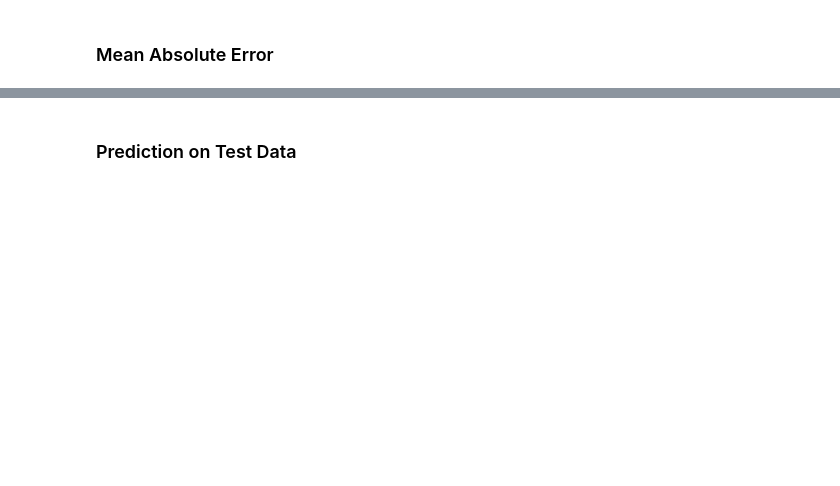
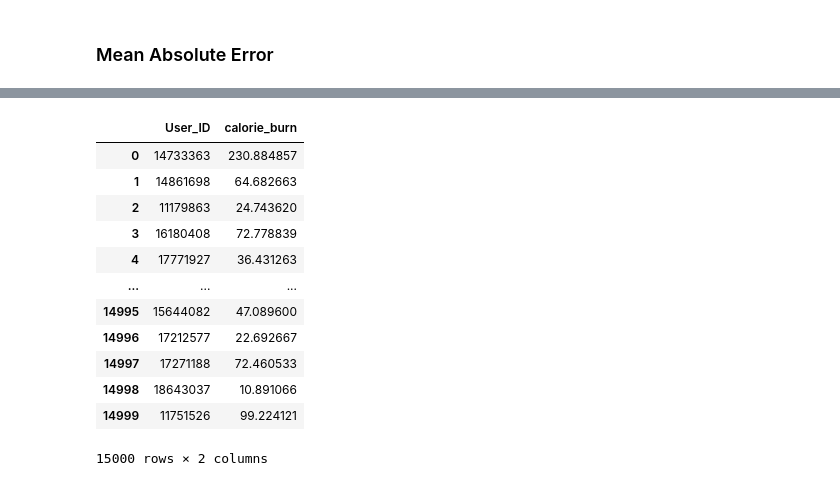
Before and after one commit to Samhan-6/CaloriesBurnPrediction, a Jupyter notebook: Calories Burn Prediction.ipynb, the cells around one changed output, grey strips where cells are left out. Saved outputs shown, nothing was run; the diff lists cells and outputs as text; code cells hidden in the pictures; blank space fills up the shorter version.

Commit message:
all done in ml model part

```diff
--- a/Calories Burn Prediction.ipynb
+++ b/Calories Burn Prediction.ipynb
@@ -298,17 +261,0 @@ SVM_CLF = LinearSVC()
-# %%
-# creating models dictionary
-
-models = {
-    "XGBoost": XGBoost.fit(train_X, train_y),
-    "Random Forest": RF_clf.fit(train_X, train_y),
-    "Decision Tree": DT_clf.fit(train_X, train_y),
-    "Logistic Regression": LGR_CLF.fit(train_X, train_y),
-    "Support Vector Machine": SVM_CLF.fit(train_X, train_y)
-}
-
-# train each machine learning model on the training data
-for name, model in models.items():
-    print("\n", name, "\n")
-    model.fit(train_X, train_y)
-    #tuning
-    evaluate(model, test_X, test_y)
@@ -380,0 +295,2 @@ test_data_prediction
+# %%
+prediction = model.predict(X)
@@ -387,2 +309,0 @@ print("Mean Absolute Error = ", mae)
-# %% [markdown]
-### Prediction on Test Data
@@ -392,0 +310,18 @@ print(test_data_prediction)
+# %%
+pred = calories[['User_ID']]
+pred['calorie_burn'] = prediction
+pred
+# %% [output]
+|  | User_ID | calorie_burn |
+| 0 | 14733363 | 230.884857 |
+| 1 | 14861698 | 64.682663 |
+| 2 | 11179863 | 24.743620 |
+| 3 | 16180408 | 72.778839 |
+| 4 | 17771927 | 36.431263 |
+| ... | ... | ... |
+| 14995 | 15644082 | 47.089600 |
+| 14996 | 17212577 | 22.692667 |
+| 14997 | 17271188 | 72.460533 |
+| 14998 | 18643037 | 10.891066 |
+| 14999 | 11751526 | 99.224121 |
+15000 rows × 2 columns
```
Also changed, not shown: parts of 19 cells of this notebook.
